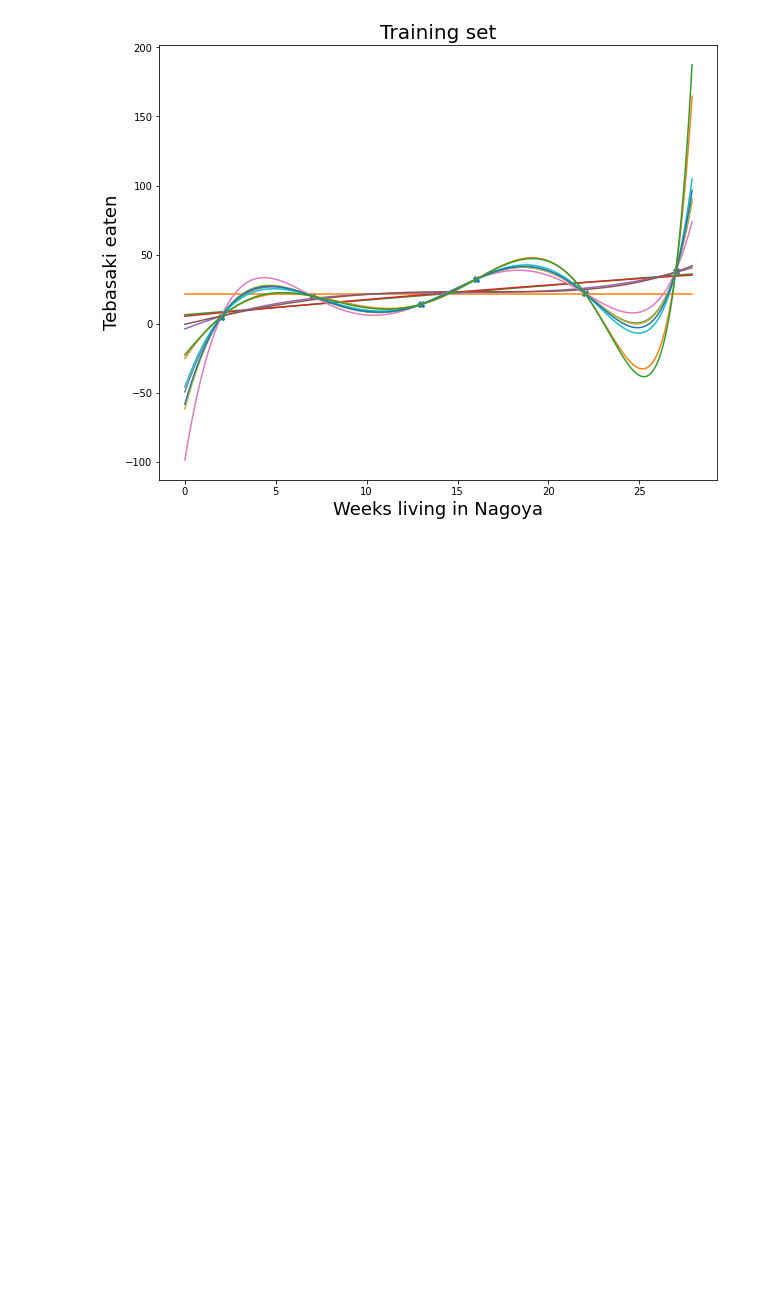
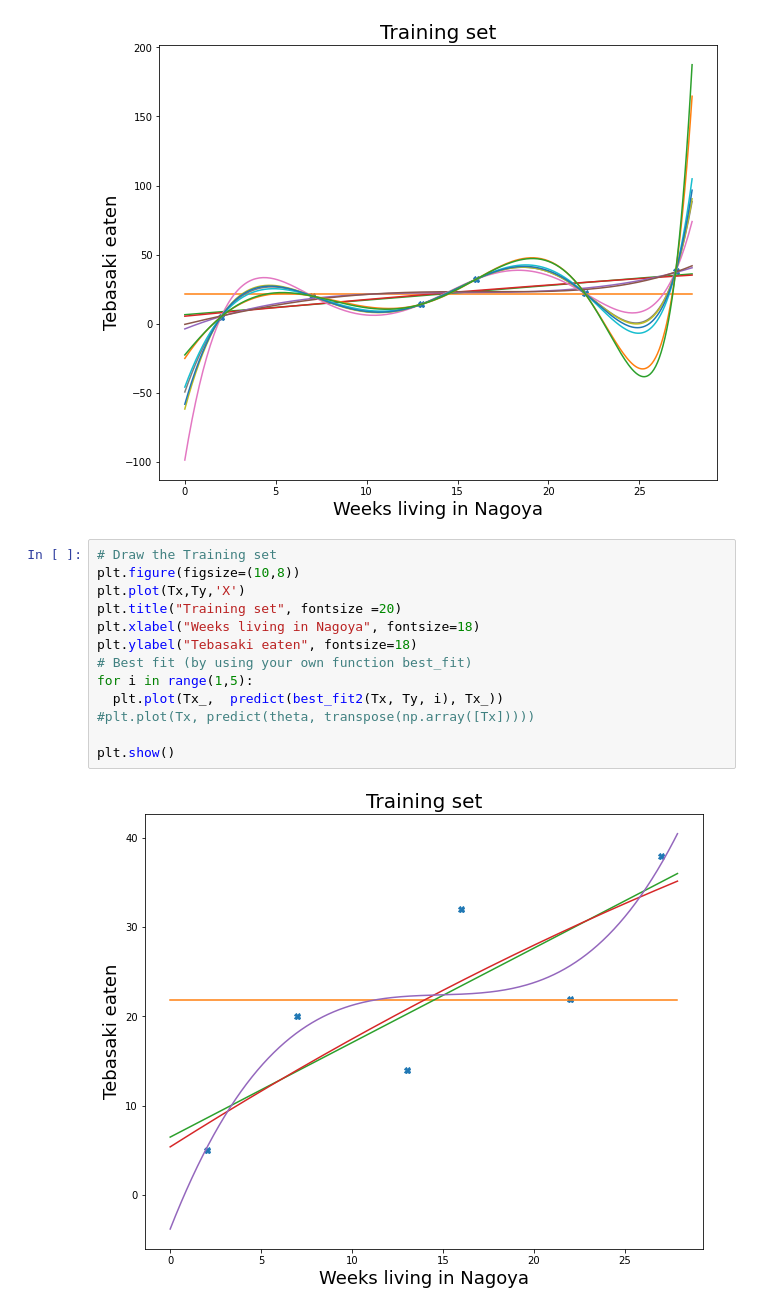
Before and after one commit to NUG30/homework-1-ayu-mushi, a Jupyter notebook: Assignment1.ipynb, the cells around one changed output. Drawn from its saved outputs; the diff is of its cells as text; blank space fills up the shorter version.

```diff
--- a/Assignment1.ipynb
+++ b/Assignment1.ipynb
@@ -355,3 +345,18 @@ for i in range(1,13):
 plt.show()
 # %% [output]
 [figure]
+# %%
+# Draw the Training set
+plt.figure(figsize=(10,8))
+plt.plot(Tx,Ty,'X')
+plt.title("Training set", fontsize =20)
+plt.xlabel("Weeks living in Nagoya", fontsize=18)
+plt.ylabel("Tebasaki eaten", fontsize=18)
+# Best fit (by using your own function best_fit)
+for i in range(1,5):
+  plt.plot(Tx_,  predict(best_fit2(Tx, Ty, i), Tx_))
+#plt.plot(Tx, predict(theta, transpose(np.array([Tx]))))
+
+plt.show()
+# %% [output]
+[figure, added]
```
Also changed, not shown: parts of 5 cells of this notebook.
